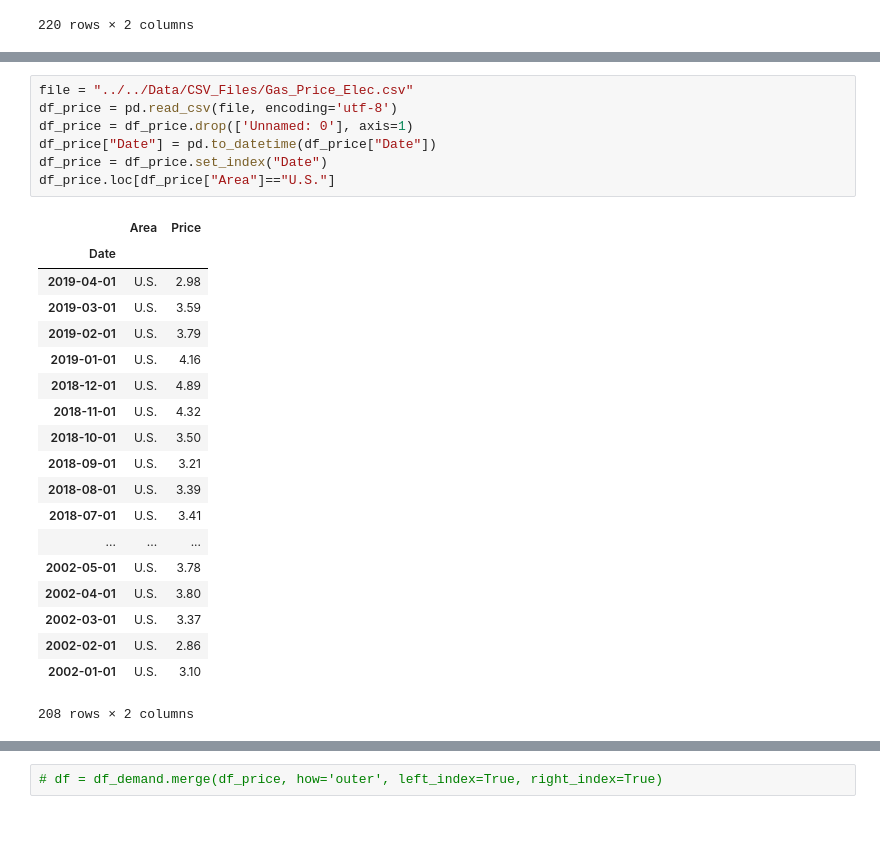
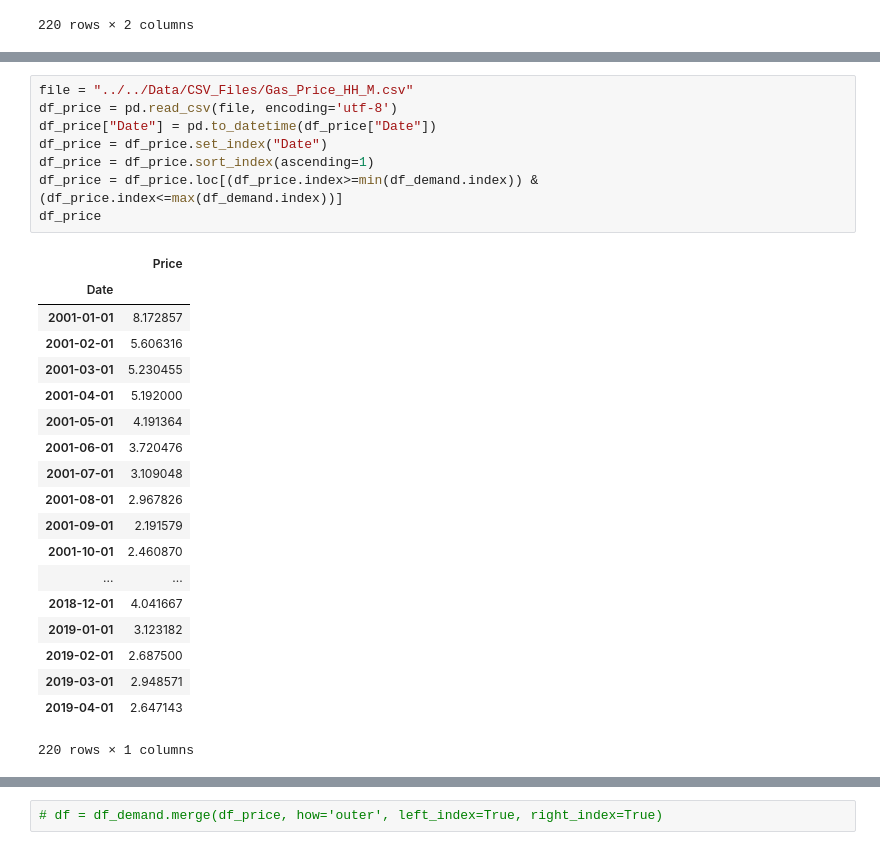
Before and after one commit to jwaliaga/NatGasDemandForcast, a Jupyter notebook: Notebooks/Wilson/DemandRegression.ipynb, the cells around one changed output, grey strips where cells are left out. Cells and saved outputs as stored; diff of their text form.

```diff
--- a/Notebooks/Wilson/DemandRegression.ipynb
+++ b/Notebooks/Wilson/DemandRegression.ipynb
@@ -45,27 +51,28 @@ df_demand
 # %%
-file = "../../Data/CSV_Files/Gas_Price_Elec.csv"
+file = "../../Data/CSV_Files/Gas_Price_HH_M.csv"
 df_price = pd.read_csv(file, encoding='utf-8')
-df_price = df_price.drop(['Unnamed: 0'], axis=1)
 df_price["Date"] = pd.to_datetime(df_price["Date"])
 df_price = df_price.set_index("Date")
-df_price.loc[df_price["Area"]=="U.S."]
+df_price = df_price.sort_index(ascending=1)
+df_price = df_price.loc[(df_price.index>=min(df_demand.index)) & (df_price.index<=max(df_demand.index))]
+df_price
 # %% [output]
-|  | Area | Price |
-| Date |  |  |
-| 2019-04-01 | U.S. | 2.98 |
-| 2019-03-01 | U.S. | 3.59 |
-| 2019-02-01 | U.S. | 3.79 |
-| 2019-01-01 | U.S. | 4.16 |
-| 2018-12-01 | U.S. | 4.89 |
-| 2018-11-01 | U.S. | 4.32 |
-| 2018-10-01 | U.S. | 3.50 |
-| 2018-09-01 | U.S. | 3.21 |
-| 2018-08-01 | U.S. | 3.39 |
-| 2018-07-01 | U.S. | 3.41 |
-| ... | ... | ... |
-| 2002-05-01 | U.S. | 3.78 |
-| 2002-04-01 | U.S. | 3.80 |
-| 2002-03-01 | U.S. | 3.37 |
-| 2002-02-01 | U.S. | 2.86 |
-| 2002-01-01 | U.S. | 3.10 |
+|  | Price |
+| Date |  |
+| 2001-01-01 | 8.172857 |
+| 2001-02-01 | 5.606316 |
+| 2001-03-01 | 5.230455 |
+| 2001-04-01 | 5.192000 |
+| 2001-05-01 | 4.191364 |
+| 2001-06-01 | 3.720476 |
+| 2001-07-01 | 3.109048 |
+| 2001-08-01 | 2.967826 |
+| 2001-09-01 | 2.191579 |
+| 2001-10-01 | 2.460870 |
+| ... | ... |
+| 2018-12-01 | 4.041667 |
+| 2019-01-01 | 3.123182 |
+| 2019-02-01 | 2.687500 |
+| 2019-03-01 | 2.948571 |
+| 2019-04-01 | 2.647143 |
-208 rows × 2 columns
+220 rows × 1 columns
```
Also changed, not shown: parts of 59 cells of this notebook, 4 other files.
